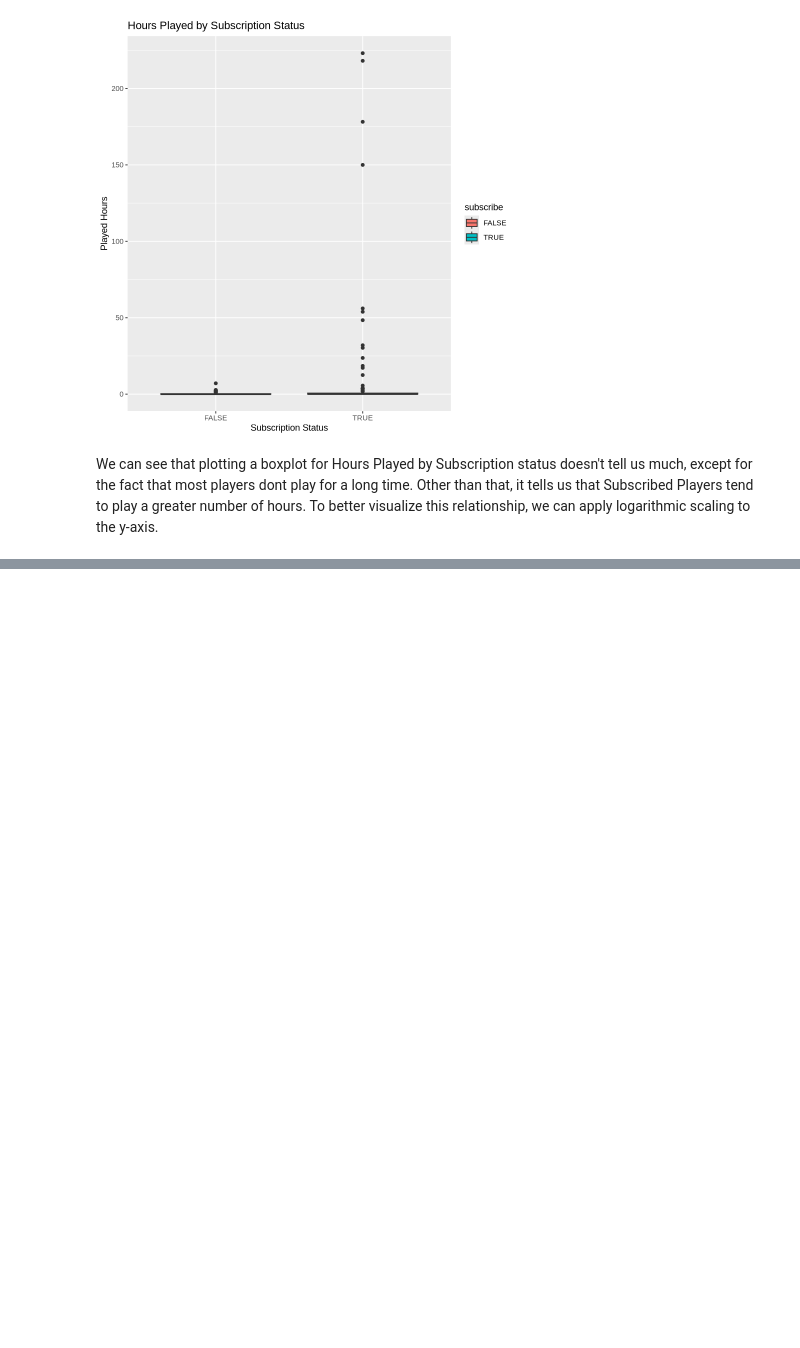
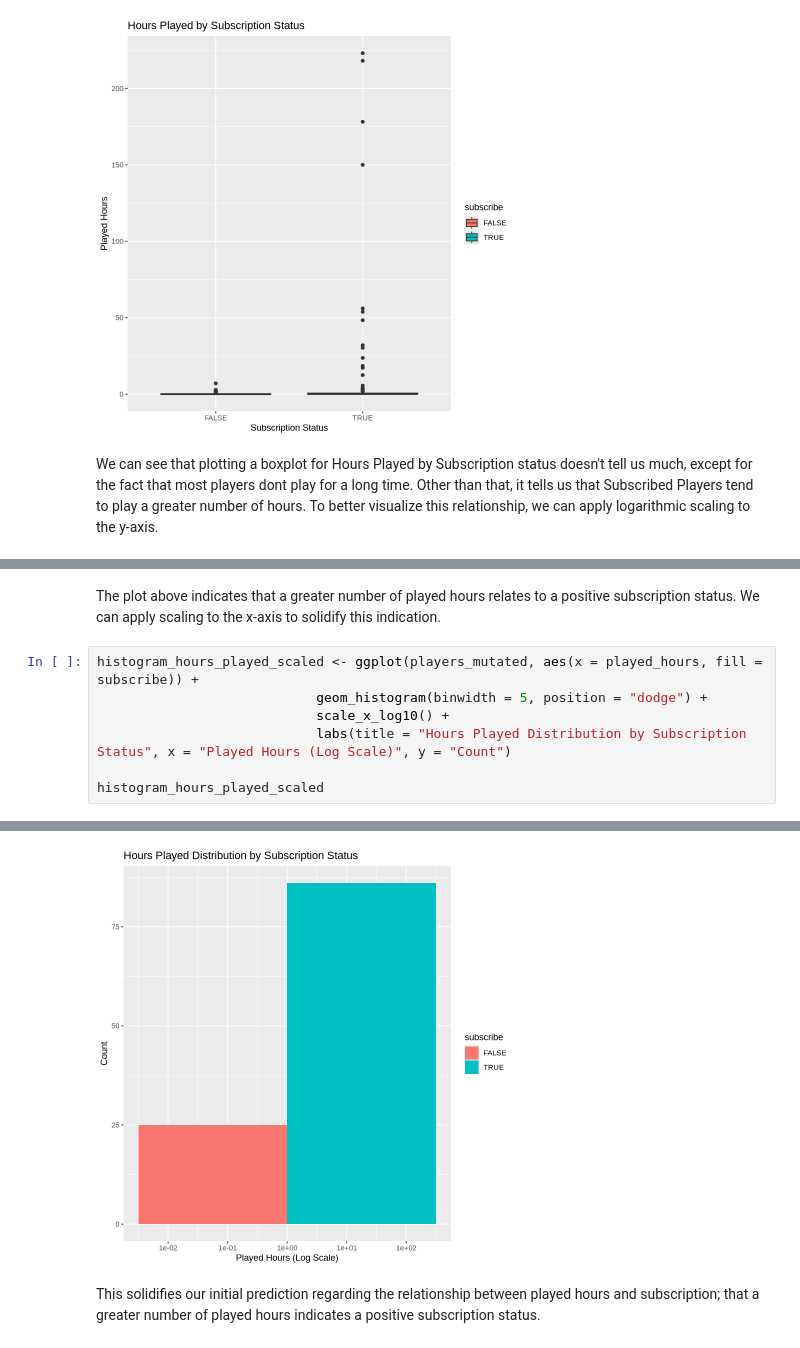
Before and after one commit to Greatbun123/DSCI-Project, a Jupyter notebook: Project.ipynb, the cells around one changed output, grey strips where cells are left out. Drawn from its saved outputs; the diff is of its cells as text; blank space fills up the shorter version.

```diff
--- a/Project.ipynb
+++ b/Project.ipynb
@@ -152,0 +179,10 @@ This makes the visualization easier to interpret, yet it still provides us with
+# %% [markdown]
+The plot above indicates that a greater number of played hours relates to a positive subscription status. We can apply scaling to the x-axis to solidify this indication.
+# %%
+histogram_hours_played_scaled <- ggplot(players_mutated, aes(x = played_hours, fill = subscribe)) +
+                            geom_histogram(binwidth = 5, position = "dodge") +
+                            scale_x_log10() +
+                            labs(title = "Hours Played Distribution by Subscription Status", x = "Played Hours (Log Scale)", y = "Count")
+
+histogram_hours_played_scaled
+# %% [output]
@@ -152,0 +193,3 @@ This makes the visualization easier to interpret, yet it still provides us with
+[figure, added]
+# %% [markdown]
+This solidifies our initial prediction regarding the relationship between played hours and subscription; that a greater number of played hours indicates a positive subscription status.
```
Also changed, not shown: parts of 10 cells of this notebook.
